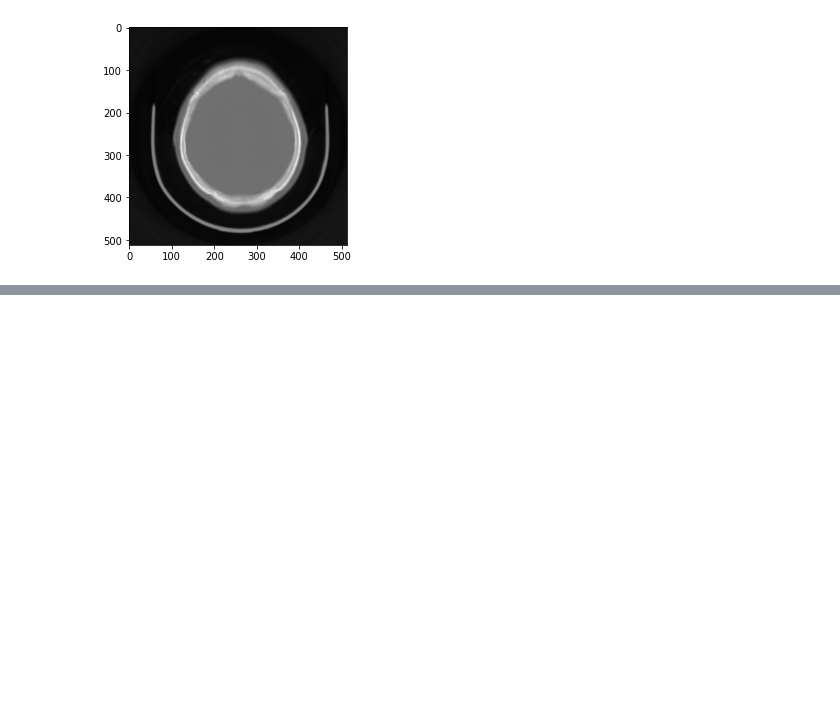
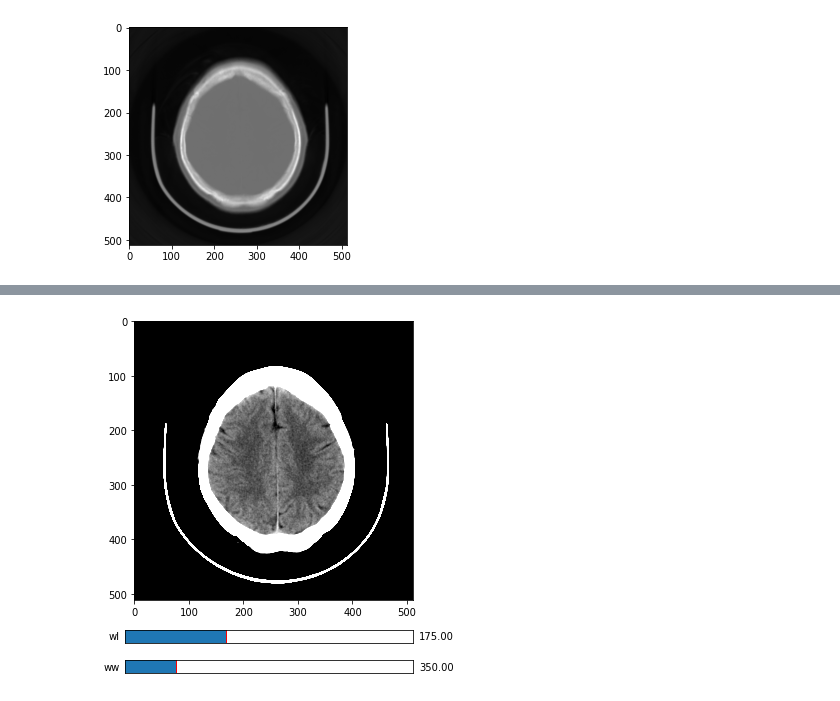
Before and after one commit to ryskks/usedicom, a Jupyter notebook: window.ipynb, the cells around one changed output, grey strips where cells are left out. Cells and saved outputs as stored; diff of their text form; code cells hidden in the pictures; blank space fills up the shorter version.

```diff
--- a/window.ipynb
+++ b/window.ipynb
@@ -67 +116,46 @@ plt.show()
 [figure]
+# %%
+from matplotlib.widgets import Slider
+
+# 画像データを変数に代入
+img = d.pixel_array
+
+min = 20
+max = 60
+
+#画像、スライダを表示する領域の設定
+fig = plt.figure(figsize=(5, 6))
+
+img = plt.imshow(img, cmap='gray', vmin = min, vmax = max)
+
+# ww、wlのスライダを表示する位置の設定
+wl_slider_pos = plt.axes([0.1, 0.08, 0.8, 0.03])
+ww_slider_pos = plt.axes([0.1, 0.01, 0.8, 0.03])
+
+# ww、wlのスライダのインスタンスを作成
+wl_slider = Slider(wl_slider_pos, 'wl', 0, 500, valinit=175)
+ww_slider = Slider(ww_slider_pos, 'ww', 0, 2000, valinit=350)
+
+#スライダを動かしたときの処理
+def update(slider_val):
+    # ww、wlのスライダの値を取得
+    ww = ww_slider.val
+    wl = wl_slider.val
+
+    # wwの上限値と下限値を計算
+    low = int(wl - ww/2)
+    high = int(wl + ww/2)
+
+    # 画像表示の設定imgのlow,highの値を更新
+    img.set_clim([low, high])
+
+    # 表示している画像を更新
+    fig.canvas.update()
+
+# スライダーを動かしたときの処理を指定
+wl_slider.on_changed(update)
+ww_slider.on_changed(update)
+
+plt.show()
+# %% [output]
+[figure, added]
```
Also changed, not shown: parts of 10 cells of this notebook.
